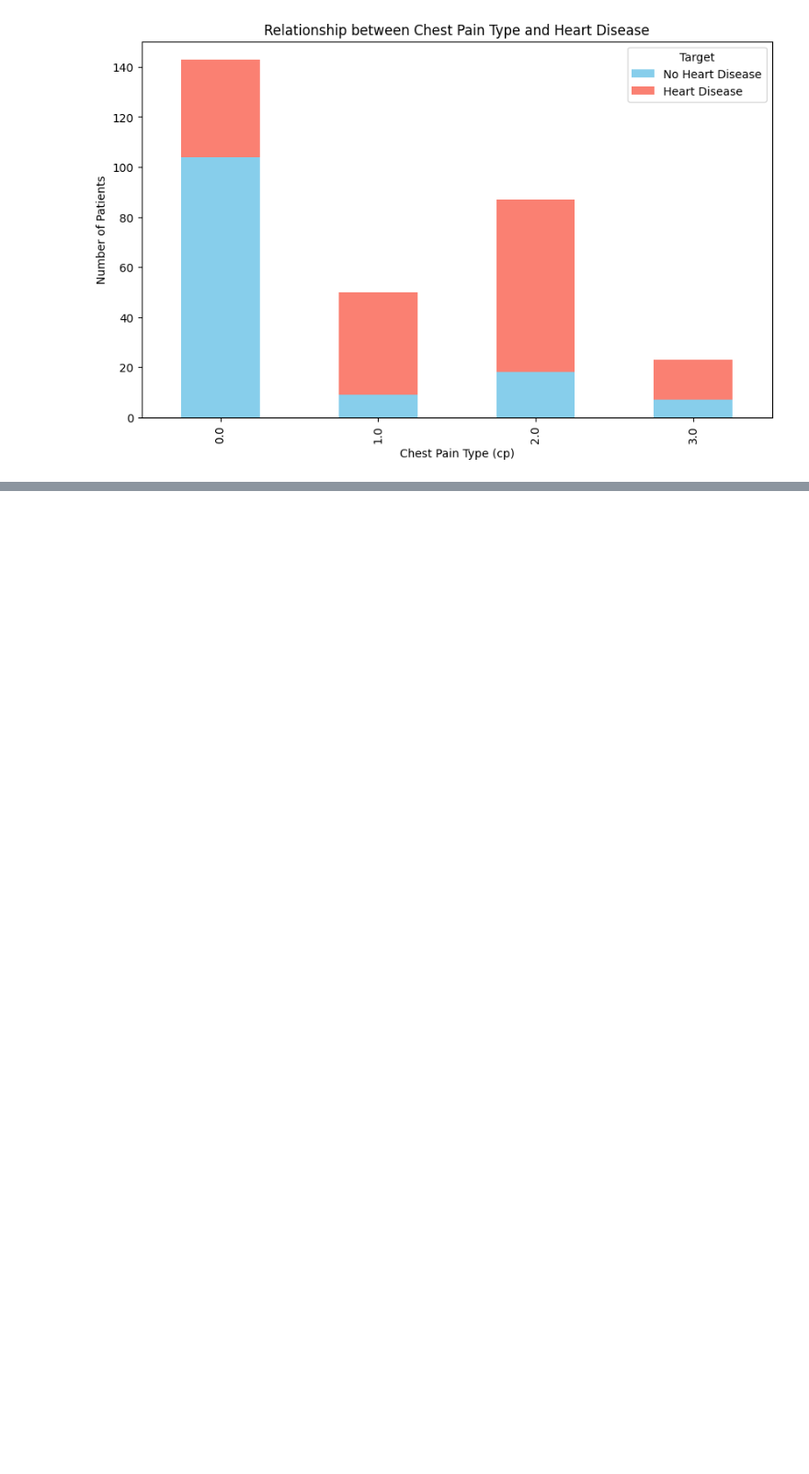
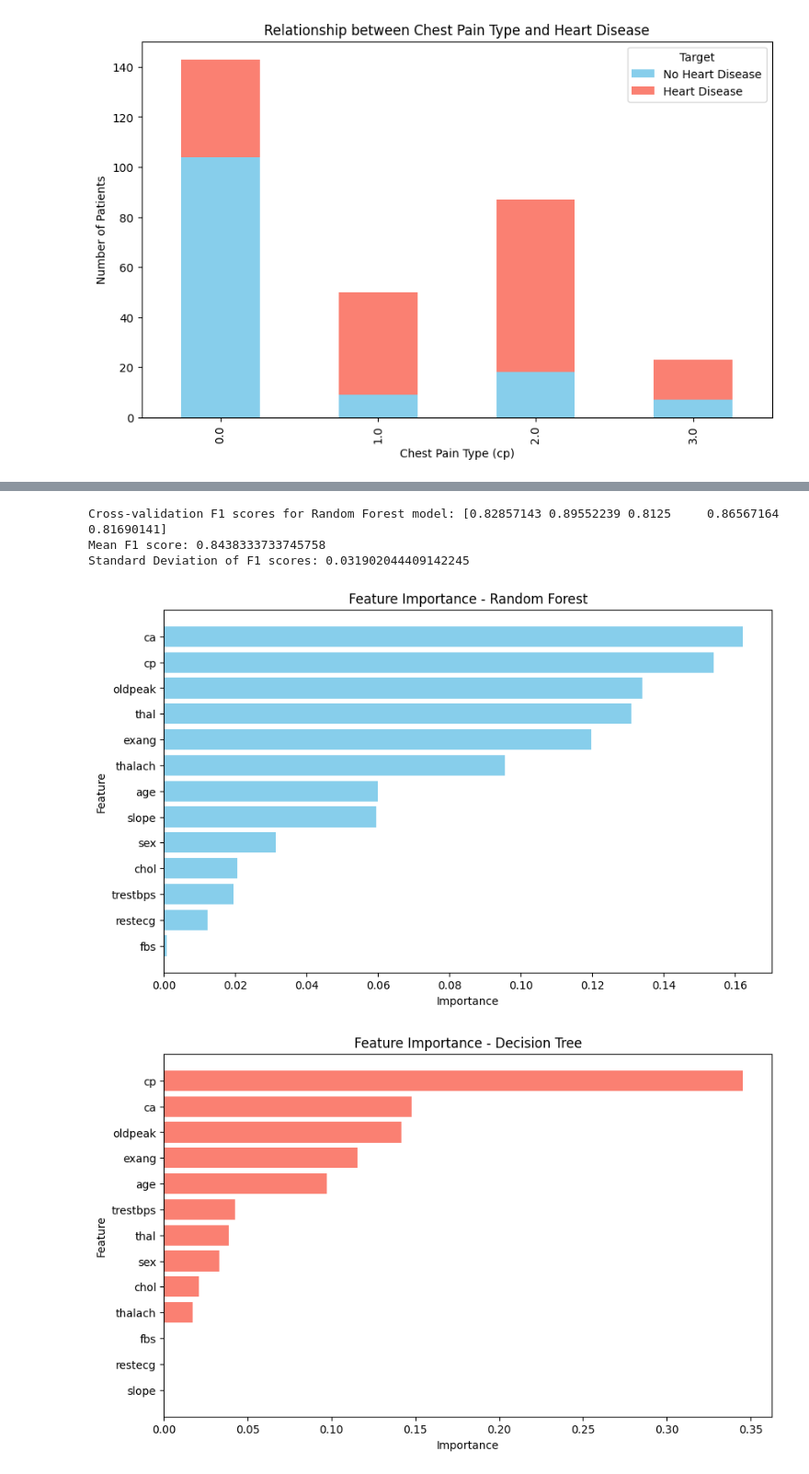
Before and after one commit to daniyalrosli/Final-Year-Project, a Jupyter notebook: model.ipynb, the cells around one changed output, grey strips where cells are left out. Shown at 92% size. Drawn from its saved outputs; the diff is of its cells as text; code cells hidden in the pictures; blank space fills up the shorter version.

Commit message:
update model performance

```diff
--- a/model.ipynb
+++ b/model.ipynb
@@ -819,0 +1099,53 @@ plt.show()
+# %%
+from sklearn.model_selection import cross_val_score
+
+# Perform cross-validation on the Random Forest model
+cv_scores = cross_val_score(rf_model, X, y, cv=5, scoring='f1')
+
+# Print the cross-validation scores
+print("Cross-validation F1 scores for Random Forest model:", cv_scores)
+print("Mean F1 score:", cv_scores.mean())
+print("Standard Deviation of F1 scores:", cv_scores.std())
+# %% [output]
+Cross-validation F1 scores for Random Forest model: [0.82857143 0.89552239 0.8125     0.86567164 0.81690141]
+Mean F1 score: 0.8438333733745758
+Standard Deviation of F1 scores: 0.031902044409142245
+# %%
+import pandas as pd
+
+import matplotlib.pyplot as plt
+
+# Feature importance analysis for Random Forest
+rf_feature_importances = rf_model.feature_importances_
+rf_importance_df = pd.DataFrame({
+    'Feature': X.columns,
+    'Importance': rf_feature_importances
+}).sort_values(by='Importance', ascending=False)
+
+# Plot feature importances for Random Forest
+plt.figure(figsize=(10, 6))
+plt.barh(rf_importance_df['Feature'], rf_importance_df['Importance'], color='skyblue')
+plt.xlabel('Importance')
+plt.ylabel('Feature')
+plt.title('Feature Importance - Random Forest')
+plt.gca().invert_yaxis()
+plt.show()
+
+# Feature importance analysis for Decision Tree
+dt_feature_importances = dt_model.feature_importances_
+dt_importance_df = pd.DataFrame({
+    'Feature': X.columns,
+    'Importance': dt_feature_importances
+}).sort_values(by='Importance', ascending=False)
+
+# Plot feature importances for Decision Tree
+plt.figure(figsize=(10, 6))
+plt.barh(dt_importance_df['Feature'], dt_importance_df['Importance'], color='salmon')
+plt.xlabel('Importance')
+plt.ylabel('Feature')
+plt.title('Feature Importance - Decision Tree')
+plt.gca().invert_yaxis()
+plt.show()
+# %% [output]
+[figure, added]
+[figure, added]
```
Also changed, not shown: parts of 9 cells of this notebook, 4 other files.
